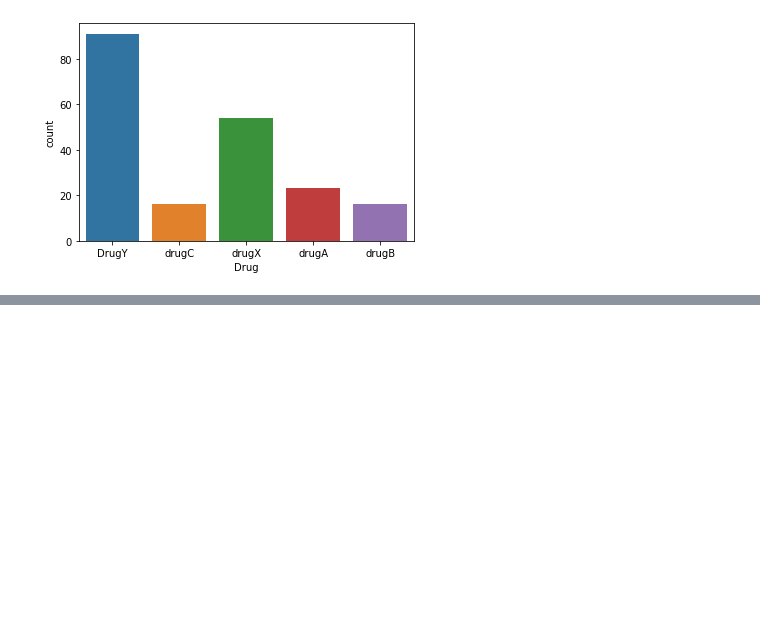
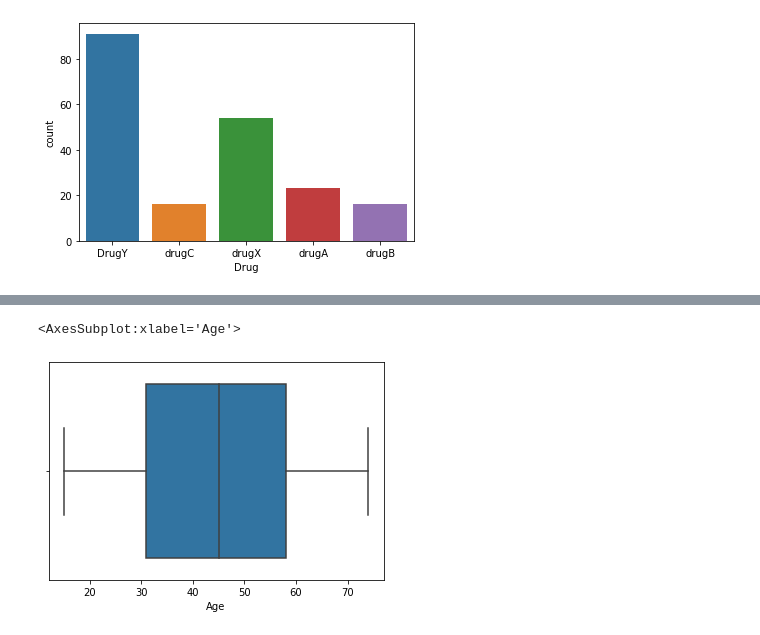
Before and after one commit to Artem123456789/drugs_classification, a Jupyter notebook: main.ipynb, the cells around one changed output, grey strips where cells are left out. Saved outputs shown, nothing was run; the diff lists cells and outputs as text; code cells hidden in the pictures; blank space fills up the shorter version.

```diff
--- a/main.ipynb
+++ b/main.ipynb
@@ -51,0 +57,5 @@ sns.countplot(data=df, x="Drug")
+# %%
+sns.boxplot(data=df, x="Age")
+# %% [output]
+<AxesSubplot:xlabel='Age'>
+[figure, added]
```
Also changed, not shown: parts of 31 cells of this notebook.
